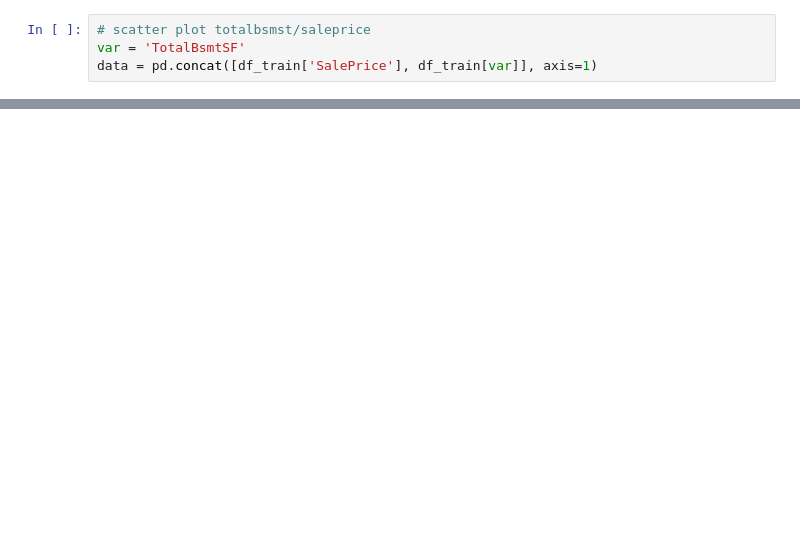
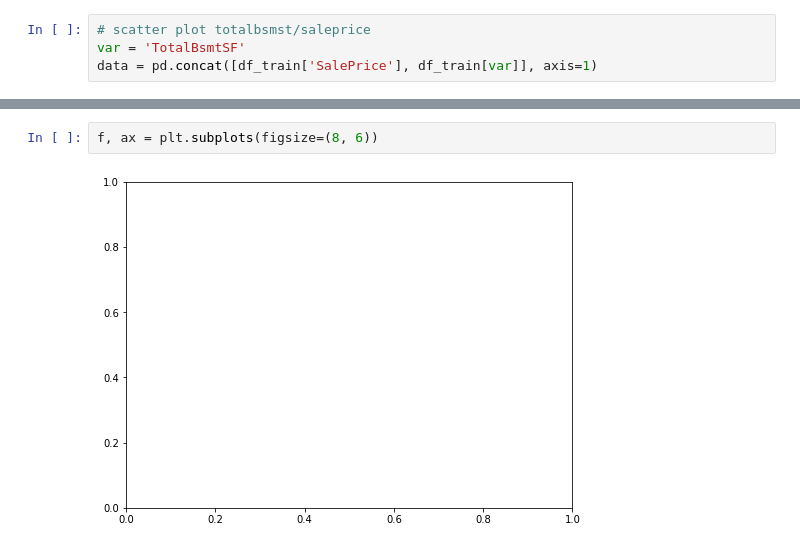
Before and after one commit to hiro106/kaggle_iowa-house-prices, a Jupyter notebook: Comprehensive_data_exploration_with_Python.ipynb, the cells around one changed output, grey strips where cells are left out. Cells and saved outputs as stored; diff of their text form; blank space fills up the shorter version.

```diff
--- a/Comprehensive_data_exploration_with_Python.ipynb
+++ b/Comprehensive_data_exploration_with_Python.ipynb
@@ -64,0 +185,4 @@ data.plot.scatter(x=var, y='SalePrice', ylim=(0, 800000))
+# %%
+f, ax = plt.subplots(figsize=(8, 6))
+# %% [output]
+[figure, added]
```
Also changed, not shown: parts of 20 cells of this notebook.
